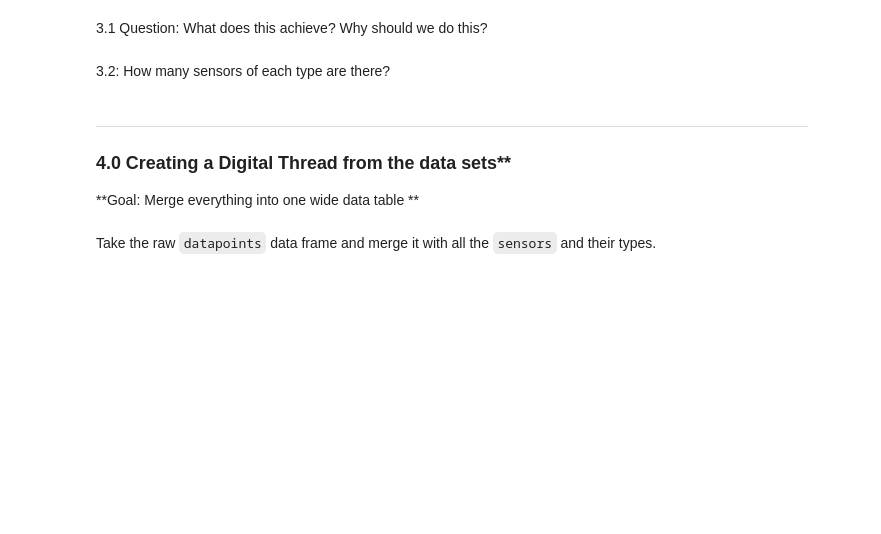
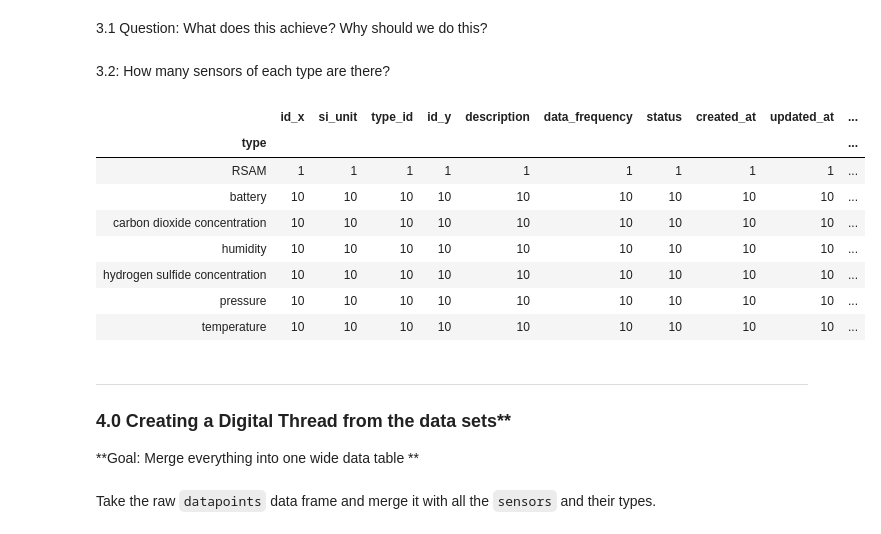
Before and after one commit to Opondoh/Digital_Thread_Summative, a Jupyter notebook: Summative.ipynb, the cells around one changed output. Saved outputs shown, nothing was run; the diff lists cells and outputs as text; code cells hidden in the pictures; blank space fills up the shorter version.

```diff
--- a/Summative.ipynb
+++ b/Summative.ipynb
@@ -183,6 +200,20 @@ df_types["id"].head()
 3.1 Question: What does this achieve? Why should we do this?
 # %% [markdown]
 3.2: How many sensors of each type are there?
+# %%
+#group by type
+sensors = sensors_type.groupby(['type']).count()
+sensors
+# %% [output]
+|  | id_x | si_unit | type_id | id_y | description | data_frequency | status | created_at | updated_at | ... |
+| type |  |  |  |  |  |  |  |  |  | ... |
+| RSAM | 1 | 1 | 1 | 1 | 1 | 1 | 1 | 1 | 1 | ... |
+| battery | 10 | 10 | 10 | 10 | 10 | 10 | 10 | 10 | 10 | ... |
+| carbon dioxide concentration | 10 | 10 | 10 | 10 | 10 | 10 | 10 | 10 | 10 | ... |
+| humidity | 10 | 10 | 10 | 10 | 10 | 10 | 10 | 10 | 10 | ... |
+| hydrogen sulfide concentration | 10 | 10 | 10 | 10 | 10 | 10 | 10 | 10 | 10 | ... |
+| pressure | 10 | 10 | 10 | 10 | 10 | 10 | 10 | 10 | 10 | ... |
+| temperature | 10 | 10 | 10 | 10 | 10 | 10 | 10 | 10 | 10 | ... |
 # %% [markdown]
 ----
 
```
Also changed, not shown: parts of 5 cells of this notebook.
